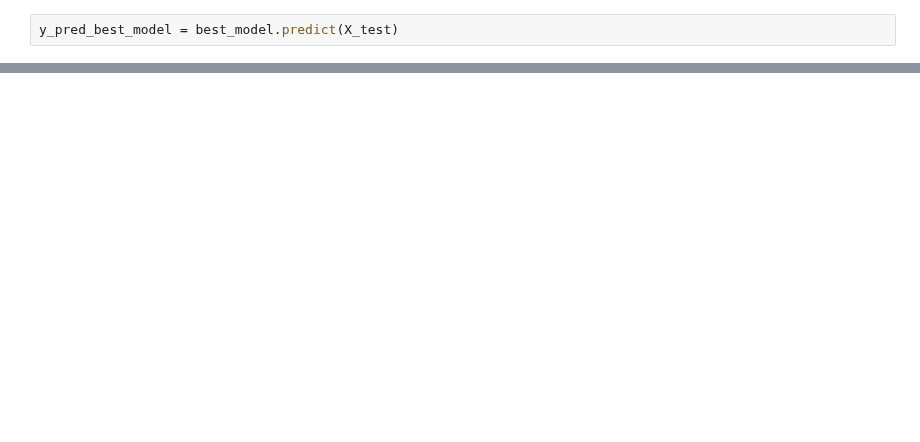
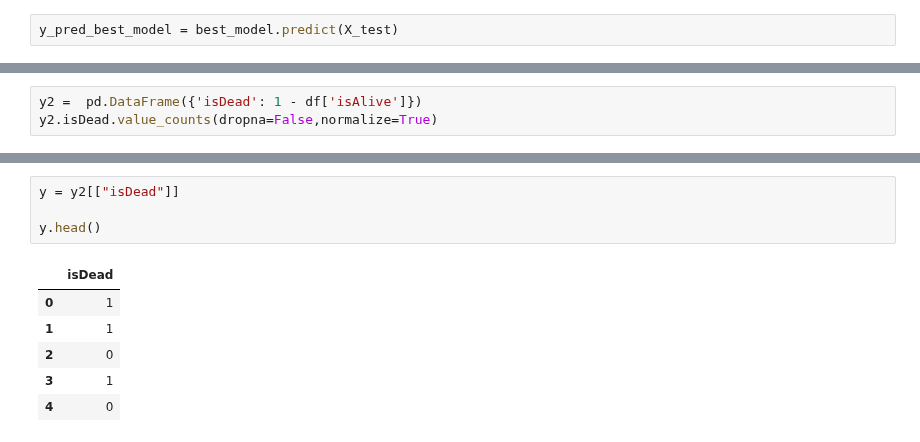
Before and after one commit to franziskasteger/game-of-thrones-survival, a Jupyter notebook: notebooks/Carmen_random_forest.ipynb, the cells around one changed output, grey strips where cells are left out. Saved outputs shown, nothing was run; the diff lists cells and outputs as text; blank space fills up the shorter version.

```diff
--- a/notebooks/Carmen_random_forest.ipynb
+++ b/notebooks/Carmen_random_forest.ipynb
@@ -625,0 +639,3 @@ weighted avg       0.71      0.73      0.72       585
+# %%
+y2 =  pd.DataFrame({'isDead': 1 - df['isAlive']})
+y2.isDead.value_counts(dropna=False,normalize=True)
@@ -625,0 +654,11 @@ weighted avg       0.71      0.73      0.72       585
+# %%
+y = y2[["isDead"]]
+
+y.head()
+# %% [output]
+|  | isDead |
+| 0 | 1 |
+| 1 | 1 |
+| 2 | 0 |
+| 3 | 1 |
+| 4 | 0 |
```
Also changed, not shown: parts of 55 cells of this notebook, 4 other files.
